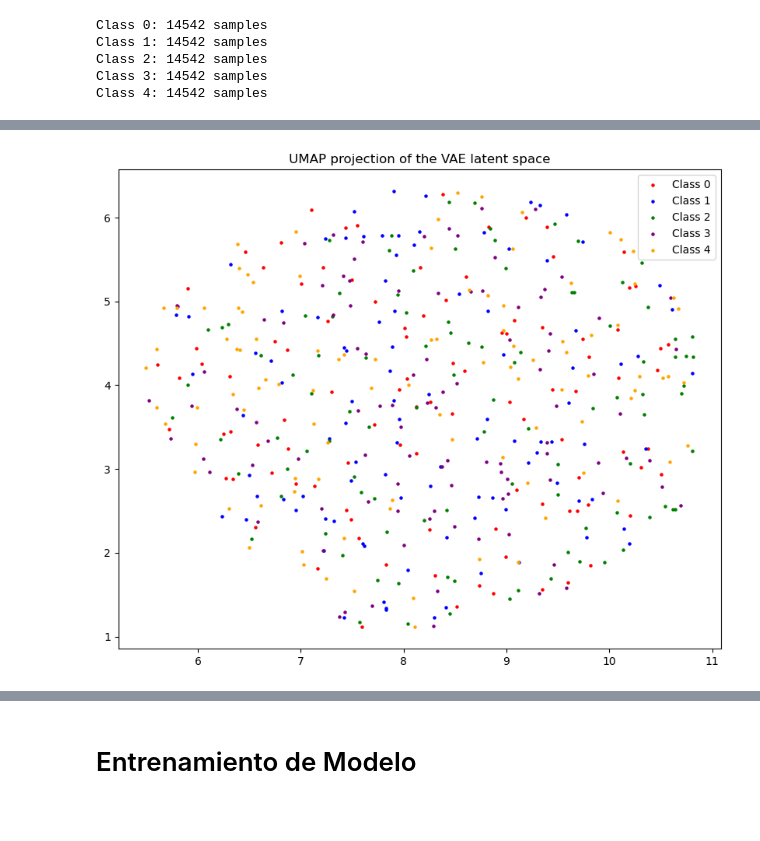
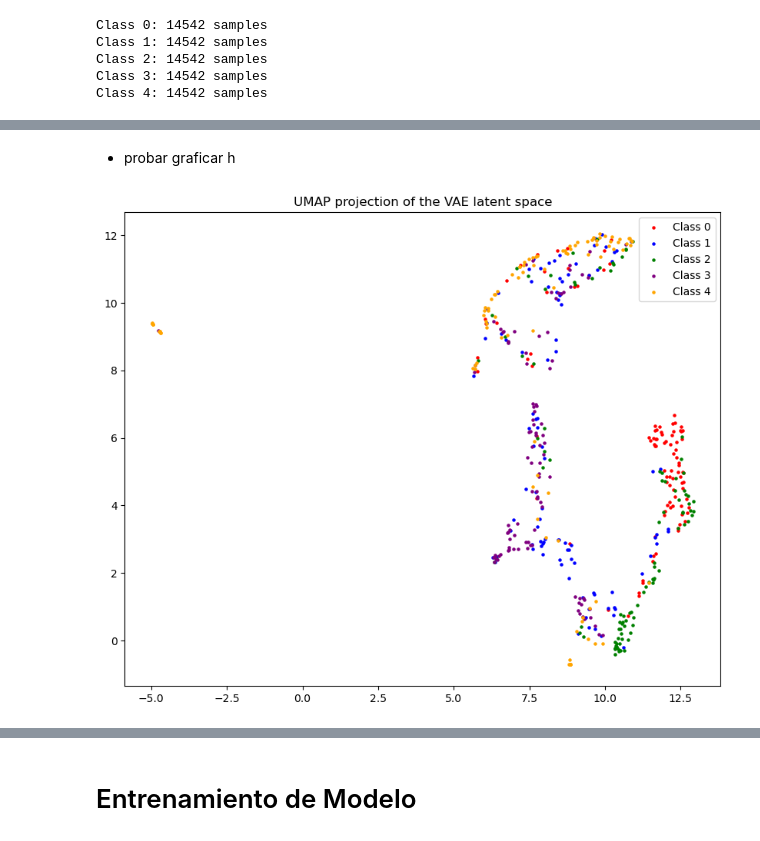
Before and after one commit to pmarconep/ZTF_alert_8a, a Jupyter notebook: proyecto_test.ipynb, the cells around one changed output, grey strips where cells are left out. Saved outputs shown, nothing was run; the diff lists cells and outputs as text; code cells hidden in the pictures; blank space fills up the shorter version.

```diff
--- a/proyecto_test.ipynb
+++ b/proyecto_test.ipynb
@@ -277,3 +277,7 @@ Class 1: 14542 samples
 Class 2: 14542 samples
 Class 3: 14542 samples
 Class 4: 14542 samples
+# %%
+unique_classes, counts = torch.unique(validation_class, return_counts=True)
+for i, count in enumerate(counts):
+    print(f"Class {int(unique_classes[i])}: {count} samples")
@@ -285,13 +295,13 @@ importlib.reload(metrics)
 import src.model.vae as vae
 importlib.reload(vae)
 
-model_full = vae.VAE(latent_dim=21, n_channels=2)
+model_full = vae.VAE(latent_dim=42, n_channels=2)
 
 max_epochs = 20
 criterion = vae.loss_function
 batch_size = 100 #100
 lr = 0.333e-4 #propuesto en paper astorga
-augmentation = True
+augmentation = False
 use_gpu = True
 
 curves_full, tiempo_ejecucion_full = train.train_model(model_full,
@@ -319,28 +325,32 @@ metrics.show_curves(curves_full)
+# %% [markdown]
+- probar graficar h
 # %%
 # armar test dataset
 from torch.utils.data import TensorDataset, DataLoader
 import umap
 
 model_full.eval()
 
 z_test = model_full.only_encoder(validation_difference_reshaped_perm).detach().numpy()
 z_label = validation_class.detach().numpy()
+
+z_test = (z_test - np.mean(z_test, axis=0)) / np.std(z_test, axis=0)
 
 reducer = umap.UMAP(n_neighbors=15, min_dist=0.1, metric='correlation')
 embedding = reducer.fit_transform(z_test)
 
 # Define colors manually
 colors = ['red', 'blue', 'green', 'purple', 'orange']
 
 # Plot the results
 plt.figure(figsize=(10, 8))
 for i, color in enumerate(colors):
     plt.scatter(embedding[z_label == i, 0], embedding[z_label == i, 1], c=color, label=f'Class {i}', s=5)
 plt.title('UMAP projection of the VAE latent space')
 plt.legend()
 plt.show()
 # %% [output]
-[figure, old version]
+[figure, new version]
 # %%
 import src.plots as plots
 importlib.reload(plots)
```
Also changed, not shown: parts of 5 cells of this notebook.
